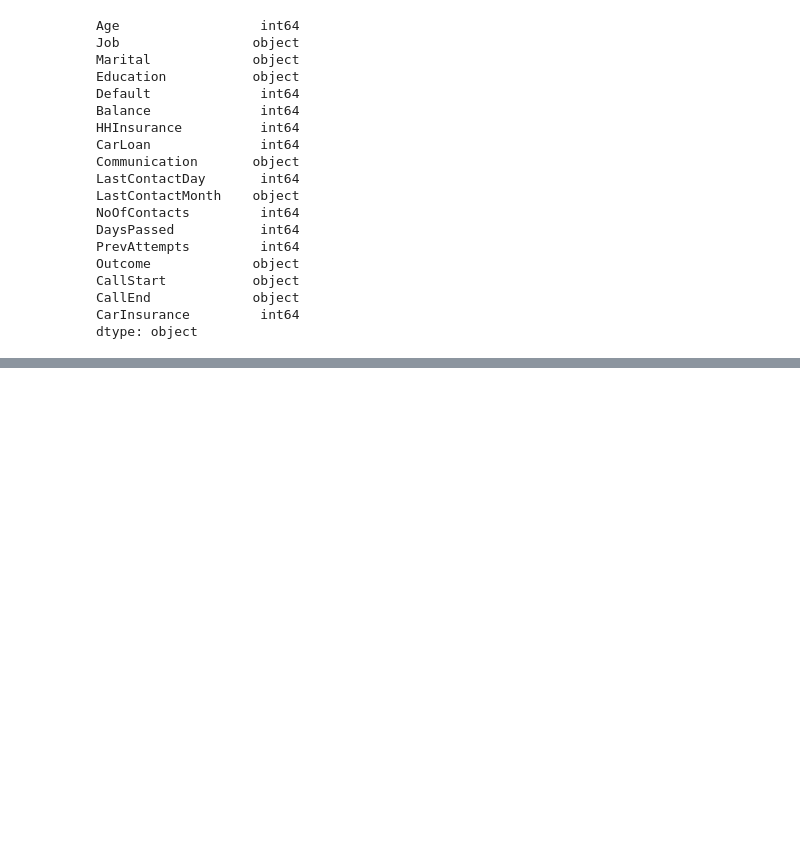
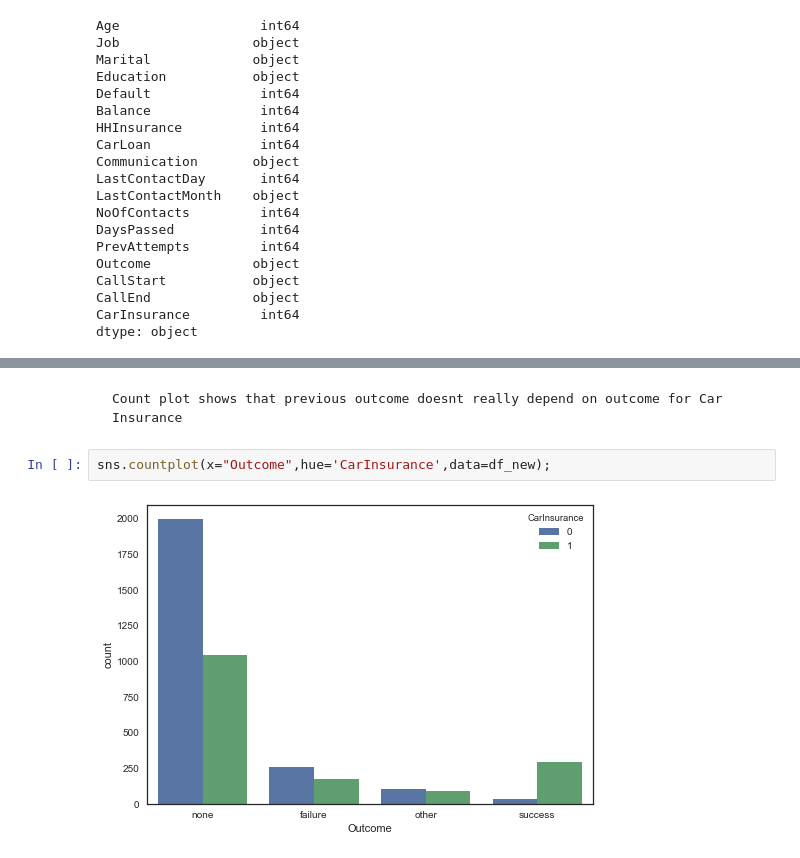
Before and after one commit to Manibhask/Capstone-Project, a Jupyter notebook: Car Insurance Cold Calls.ipynb, the cells around one changed output, grey strips where cells are left out. Cells and saved outputs as stored; diff of their text form; blank space fills up the shorter version.

```diff
--- a/Car Insurance Cold Calls.ipynb
+++ b/Car Insurance Cold Calls.ipynb
@@ -262,0 +292,6 @@ dfnew['Job'].isnull().sum()
+# %% [markdown]
+    Count plot shows that previous outcome doesnt really depend on outcome for Car Insurance
+# %%
+sns.countplot(x="Outcome",hue='CarInsurance',data=df_new);
+# %% [output]
+[figure, added]
```
Also changed, not shown: parts of 64 cells of this notebook.
